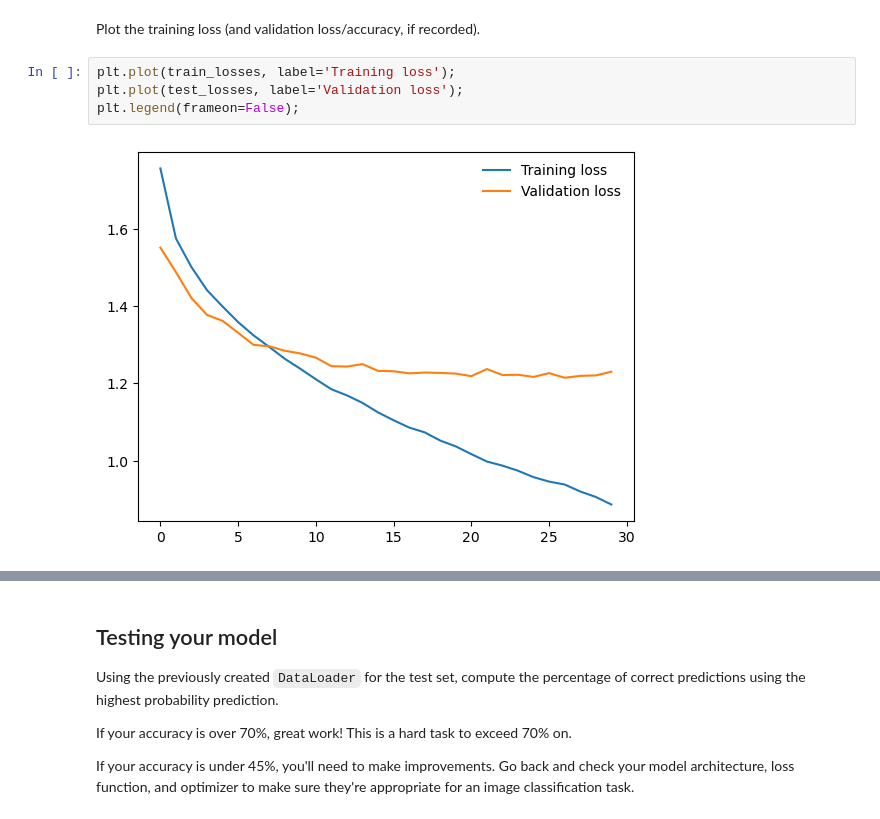
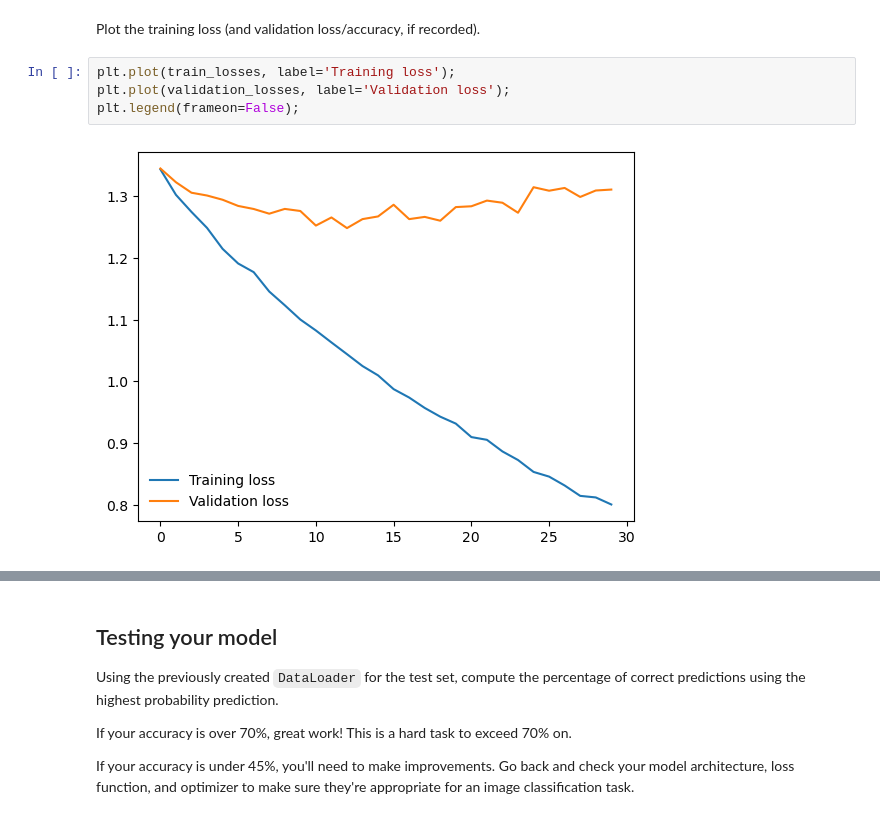
Before and after one commit to charlesbeacham/image_classify, a Jupyter notebook: CIFAR-10_Image_Classifier-STARTER.ipynb, the cells around one changed output, grey strips where cells are left out. Saved outputs shown, nothing was run; the diff lists cells and outputs as text.

```diff
--- a/CIFAR-10_Image_Classifier-STARTER.ipynb
+++ b/CIFAR-10_Image_Classifier-STARTER.ipynb
@@ -283,7 +365,7 @@ epoch: 30/30 || train_loss: 0.887 ||  test_loss: 1.230 || train_accuracy: 68.25%
 Plot the training loss (and validation loss/accuracy, if recorded).
 # %%
 plt.plot(train_losses, label='Training loss');
-plt.plot(test_losses, label='Validation loss');
+plt.plot(validation_losses, label='Validation loss');
 plt.legend(frameon=False);
 # %% [output]
-[figure, old version]
+[figure, new version]
```
Also changed, not shown: parts of 5 cells of this notebook.
